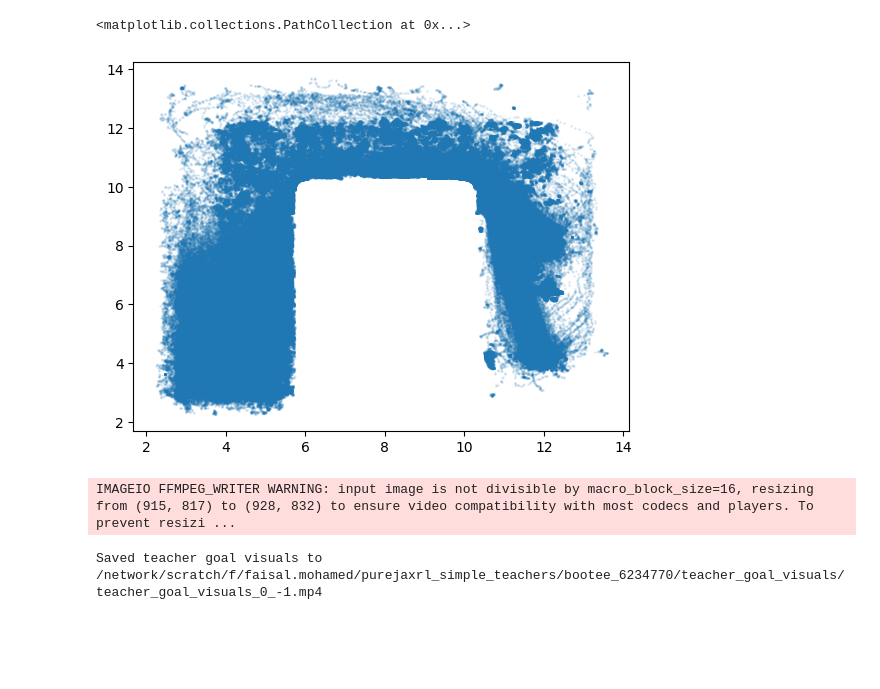
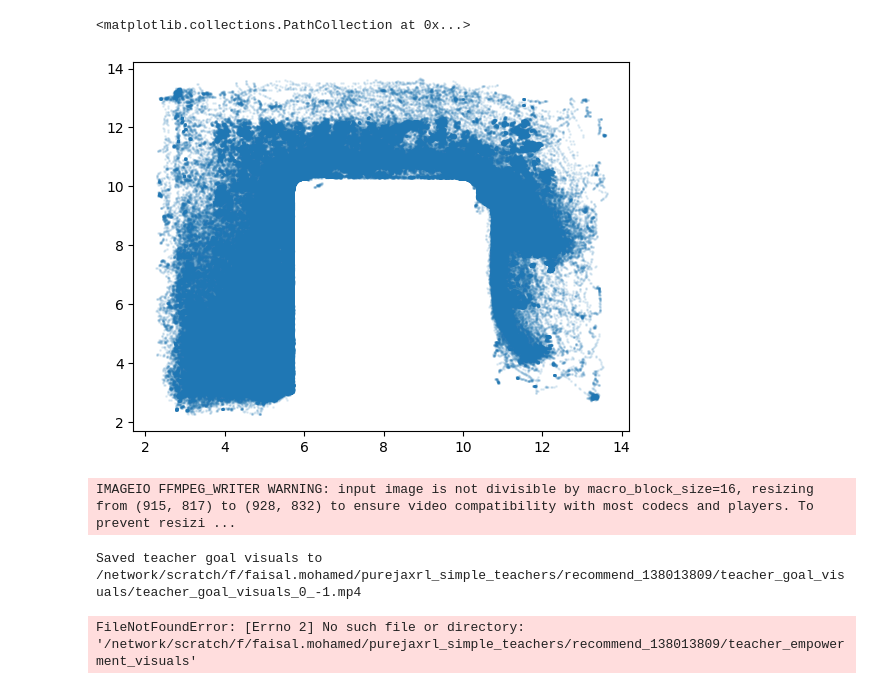
Before and after one commit to FaisalAhmed0/empowerment_agent_assistance_ppo, a Jupyter notebook: visualizations.ipynb, the cells around one changed output. Drawn from its saved outputs; the diff is of its cells as text; code cells hidden in the pictures; blank space fills up the shorter version.

Commit message:
visualization for the teacher goal distribution and I added more environments

```diff
--- a/visualizations.ipynb
+++ b/visualizations.ipynb
@@ -484,30 +484,32 @@ def load_lp_visuals(
         "frames": frames,
     }
 # %%
-exp_path = "/network/scratch/f/faisal.mohamed/purejaxrl_simple_teachers/bootee_6234770"
+exp_path = "/network/scratch/f/faisal.mohamed/purejaxrl_simple_teachers/recommend_138013809"
 positions_path = os.path.join(exp_path, "agent_positions")
 goal_counts_path = os.path.join(exp_path, "teacher_goal_visuals")
 empowerment_path = os.path.join(exp_path, "teacher_empowerment_visuals")
 lp_path = os.path.join(exp_path, "lp_reward_visual")
 start = 0
 end = -1
 output = load_agent_positions(positions_path, start, end)
 xy = output["agent_xy"]
 import matplotlib.pyplot as plt
 plt.figure()
 plt.scatter(xy[:, 0], xy[:, 1], s=1, alpha=0.1)
 # plt.axis("off")
 # plt.show()
 # plt.close()
 # %% [output]
 <matplotlib.collections.PathCollection at 0x...>
-[figure, old version]
+[figure, new version]
 # %%
 output = load_teacher_goal_visuals(goal_counts_path, start, end, duration=0.5)
 # %% [output]
 IMAGEIO FFMPEG_WRITER WARNING: input image is not divisible by macro_block_size=16, resizing from (915, 817) to (928, 832) to ensure video compatibility with most codecs and players. To prevent resizi ...
-Saved teacher goal visuals to /network/scratch/f/faisal.mohamed/purejaxrl_simple_teachers/bootee_6234770/teacher_goal_visuals/teacher_goal_visuals_0_-1.mp4
+Saved teacher goal visuals to /network/scratch/f/faisal.mohamed/purejaxrl_simple_teachers/recommend_138013809/teacher_goal_visuals/teacher_goal_visuals_0_-1.mp4
 # %%
 output = load_empowerment_visuals(empowerment_path, start, end, duration=0.5)
+# %% [output]
+FileNotFoundError: [Errno 2] No such file or directory: '/network/scratch/f/faisal.mohamed/purejaxrl_simple_teachers/recommend_138013809/teacher_empowerment_visuals'
 # %%
 end =-1
```
Also changed, not shown: parts of 2 cells of this notebook, 12 other files.
